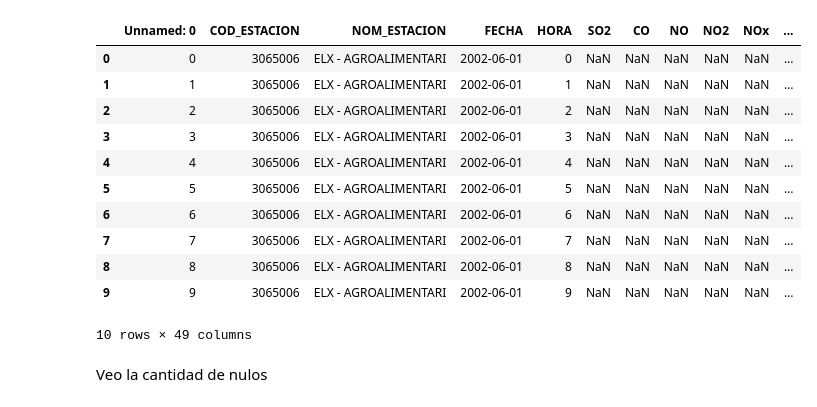
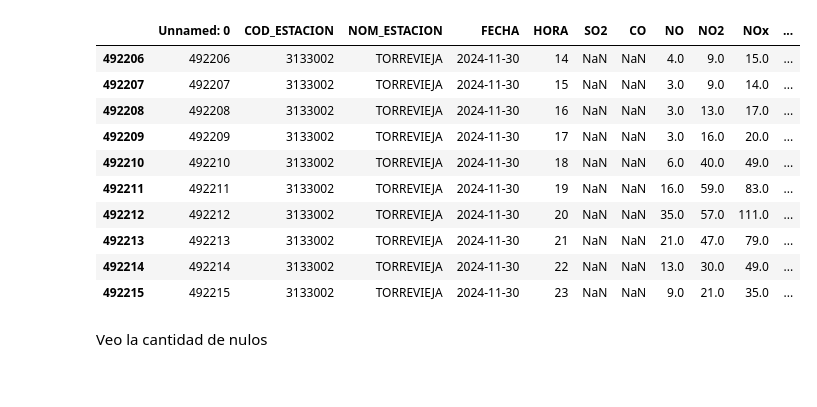
Before and after one commit to Isaac916/ProyectoContaminaci-n, a Jupyter notebook: Proyecto/MachineLearning/machineLearning.ipynb, the cells around one changed output. Saved outputs shown, nothing was run; the diff lists cells and outputs as text; code cells hidden in the pictures.

```diff
--- a/Proyecto/MachineLearning/machineLearning.ipynb
+++ b/Proyecto/MachineLearning/machineLearning.ipynb
@@ -4,16 +0,0 @@ import numpy as np
-# %%
-df = pd.read_csv('../Procesamiento/Elche-limpio.csv',sep=';')
-df.head(10)
-# %% [output]
-|  | Unnamed: 0 | COD_ESTACION | NOM_ESTACION | FECHA | HORA | SO2 | CO | NO | NO2 | NOx | ... |
-| 0 | 0 | 3065006 | ELX - AGROALIMENTARI | 2002-06-01 | 0 | NaN | NaN | NaN | NaN | NaN | ... |
-| 1 | 1 | 3065006 | ELX - AGROALIMENTARI | 2002-06-01 | 1 | NaN | NaN | NaN | NaN | NaN | ... |
-| 2 | 2 | 3065006 | ELX - AGROALIMENTARI | 2002-06-01 | 2 | NaN | NaN | NaN | NaN | NaN | ... |
-| 3 | 3 | 3065006 | ELX - AGROALIMENTARI | 2002-06-01 | 3 | NaN | NaN | NaN | NaN | NaN | ... |
-| 4 | 4 | 3065006 | ELX - AGROALIMENTARI | 2002-06-01 | 4 | NaN | NaN | NaN | NaN | NaN | ... |
-| 5 | 5 | 3065006 | ELX - AGROALIMENTARI | 2002-06-01 | 5 | NaN | NaN | NaN | NaN | NaN | ... |
-| 6 | 6 | 3065006 | ELX - AGROALIMENTARI | 2002-06-01 | 6 | NaN | NaN | NaN | NaN | NaN | ... |
-| 7 | 7 | 3065006 | ELX - AGROALIMENTARI | 2002-06-01 | 7 | NaN | NaN | NaN | NaN | NaN | ... |
-| 8 | 8 | 3065006 | ELX - AGROALIMENTARI | 2002-06-01 | 8 | NaN | NaN | NaN | NaN | NaN | ... |
-| 9 | 9 | 3065006 | ELX - AGROALIMENTARI | 2002-06-01 | 9 | NaN | NaN | NaN | NaN | NaN | ... |
-10 rows × 49 columns
@@ -20,3 +11,23 @@ df.head(10)
+# %%
+dfElche = pd.read_csv('../Procesamiento/Elche-limpio.csv', sep=';')
+dfOrihuela = pd.read_csv('../Procesamiento/Orihuela-limpio.csv', sep=';')
+dfTorrevieja = pd.read_csv('../Procesamiento/Torrevieja-limpio.csv', sep=';')
+
+df_combined = pd.concat([dfElche, dfOrihuela, dfTorrevieja], ignore_index=True)
+
+df_combined.tail(10)
+# %% [output]
+|  | Unnamed: 0 | COD_ESTACION | NOM_ESTACION | FECHA | HORA | SO2 | CO | NO | NO2 | NOx | ... |
+| 492206 | 492206 | 3133002 | TORREVIEJA | 2024-11-30 | 14 | NaN | NaN | 4.0 | 9.0 | 15.0 | ... |
+| 492207 | 492207 | 3133002 | TORREVIEJA | 2024-11-30 | 15 | NaN | NaN | 3.0 | 9.0 | 14.0 | ... |
+| 492208 | 492208 | 3133002 | TORREVIEJA | 2024-11-30 | 16 | NaN | NaN | 3.0 | 13.0 | 17.0 | ... |
+| 492209 | 492209 | 3133002 | TORREVIEJA | 2024-11-30 | 17 | NaN | NaN | 3.0 | 16.0 | 20.0 | ... |
+| 492210 | 492210 | 3133002 | TORREVIEJA | 2024-11-30 | 18 | NaN | NaN | 6.0 | 40.0 | 49.0 | ... |
+| 492211 | 492211 | 3133002 | TORREVIEJA | 2024-11-30 | 19 | NaN | NaN | 16.0 | 59.0 | 83.0 | ... |
+| 492212 | 492212 | 3133002 | TORREVIEJA | 2024-11-30 | 20 | NaN | NaN | 35.0 | 57.0 | 111.0 | ... |
+| 492213 | 492213 | 3133002 | TORREVIEJA | 2024-11-30 | 21 | NaN | NaN | 21.0 | 47.0 | 79.0 | ... |
+| 492214 | 492214 | 3133002 | TORREVIEJA | 2024-11-30 | 22 | NaN | NaN | 13.0 | 30.0 | 49.0 | ... |
+| 492215 | 492215 | 3133002 | TORREVIEJA | 2024-11-30 | 23 | NaN | NaN | 9.0 | 21.0 | 35.0 | ... |
 # %% [markdown]
 Veo la cantidad de nulos
 # %%
```
Also changed, not shown: parts of 18 cells of this notebook.
